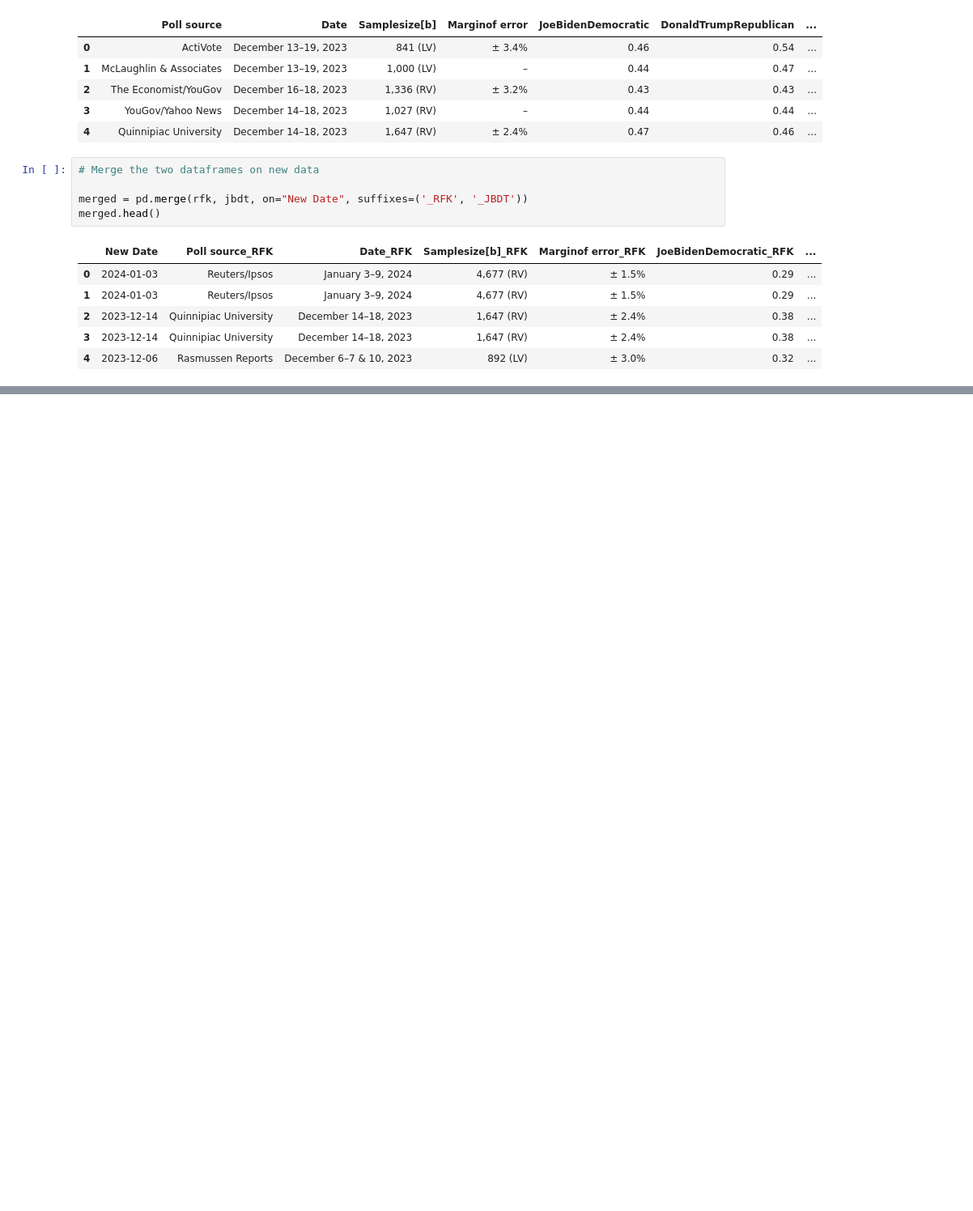
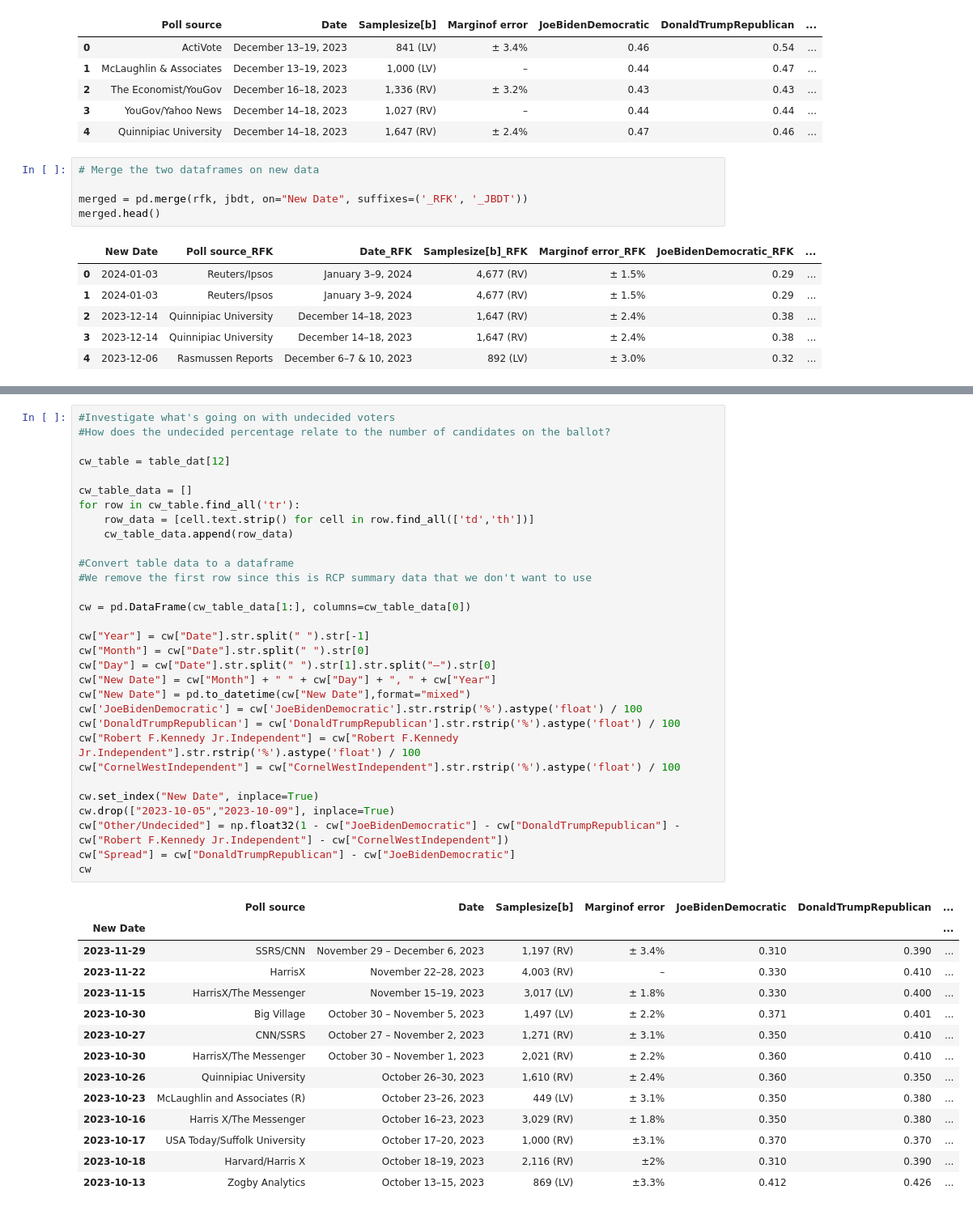
Before and after one commit to robertfeldstein/Election2024, a Jupyter notebook: rfkjr.ipynb, the cells around one changed output, grey strips where cells are left out. Shown at 81% size. Drawn from its saved outputs; the diff is of its cells as text; blank space fills up the shorter version.

Commit message:
updated rfk data

```diff
--- a/rfkjr.ipynb
+++ b/rfkjr.ipynb
@@ -135,0 +144,46 @@ plt.show()
+# %%
+#Investigate what's going on with undecided voters
+#How does the undecided percentage relate to the number of candidates on the ballot?
+
+cw_table = table_dat[12]
+
+cw_table_data = []
+for row in cw_table.find_all('tr'):
+    row_data = [cell.text.strip() for cell in row.find_all(['td','th'])]
+    cw_table_data.append(row_data)
+
+#Convert table data to a dataframe
+#We remove the first row since this is RCP summary data that we don't want to use
+
+cw = pd.DataFrame(cw_table_data[1:], columns=cw_table_data[0])
+
+cw["Year"] = cw["Date"].str.split(" ").str[-1]
+cw["Month"] = cw["Date"].str.split(" ").str[0]
+cw["Day"] = cw["Date"].str.split(" ").str[1].str.split("–").str[0]
+cw["New Date"] = cw["Month"] + " " + cw["Day"] + ", " + cw["Year"]
+cw["New Date"] = pd.to_datetime(cw["New Date"],format="mixed")
+cw['JoeBidenDemocratic'] = cw['JoeBidenDemocratic'].str.rstrip('%').astype('float') / 100
+cw['DonaldTrumpRepublican'] = cw['DonaldTrumpRepublican'].str.rstrip('%').astype('float') / 100
+cw["Robert F.Kennedy Jr.Independent"] = cw["Robert F.Kennedy Jr.Independent"].str.rstrip('%').astype('float') / 100
+cw["CornelWestIndependent"] = cw["CornelWestIndependent"].str.rstrip('%').astype('float') / 100
+
+cw.set_index("New Date", inplace=True)
+cw.drop(["2023-10-05","2023-10-09"], inplace=True)
+cw["Other/Undecided"] = np.float32(1 - cw["JoeBidenDemocratic"] - cw["DonaldTrumpRepublican"] - cw["Robert F.Kennedy Jr.Independent"] - cw["CornelWestIndependent"])
+cw["Spread"] = cw["DonaldTrumpRepublican"] - cw["JoeBidenDemocratic"]
+cw
+# %% [output]
+|  | Poll source | Date | Samplesize[b] | Marginof error | JoeBidenDemocratic | DonaldTrumpRepublican | ... |
+| New Date |  |  |  |  |  |  | ... |
+| 2023-11-29 | SSRS/CNN | November 29 – December 6, 2023 | 1,197 (RV) | ± 3.4% | 0.310 | 0.390 | ... |
+| 2023-11-22 | HarrisX | November 22–28, 2023 | 4,003 (RV) | – | 0.330 | 0.410 | ... |
+| 2023-11-15 | HarrisX/The Messenger | November 15–19, 2023 | 3,017 (LV) | ± 1.8% | 0.330 | 0.400 | ... |
+| 2023-10-30 | Big Village | October 30 – November 5, 2023 | 1,497 (LV) | ± 2.2% | 0.371 | 0.401 | ... |
+| 2023-10-27 | CNN/SSRS | October 27 – November 2, 2023 | 1,271 (RV) | ± 3.1% | 0.350 | 0.410 | ... |
+| 2023-10-30 | HarrisX/The Messenger | October 30 – November 1, 2023 | 2,021 (RV) | ± 2.2% | 0.360 | 0.410 | ... |
+| 2023-10-26 | Quinnipiac University | October 26–30, 2023 | 1,610 (RV) | ± 2.4% | 0.360 | 0.350 | ... |
+| 2023-10-23 | McLaughlin and Associates (R) | October 23–26, 2023 | 449 (LV) | ± 3.1% | 0.350 | 0.380 | ... |
+| 2023-10-16 | Harris X/The Messenger | October 16–23, 2023 | 3,029 (RV) | ± 1.8% | 0.350 | 0.380 | ... |
+| 2023-10-17 | USA Today/Suffolk University | October 17–20, 2023 | 1,000 (RV) | ±3.1% | 0.370 | 0.370 | ... |
+| 2023-10-18 | Harvard/Harris X | October 18–19, 2023 | 2,116 (RV) | ±2% | 0.310 | 0.390 | ... |
+| 2023-10-13 | Zogby Analytics | October 13–15, 2023 | 869 (LV) | ±3.3% | 0.412 | 0.426 | ... |
```
Also changed, not shown: parts of 2 cells of this notebook.
